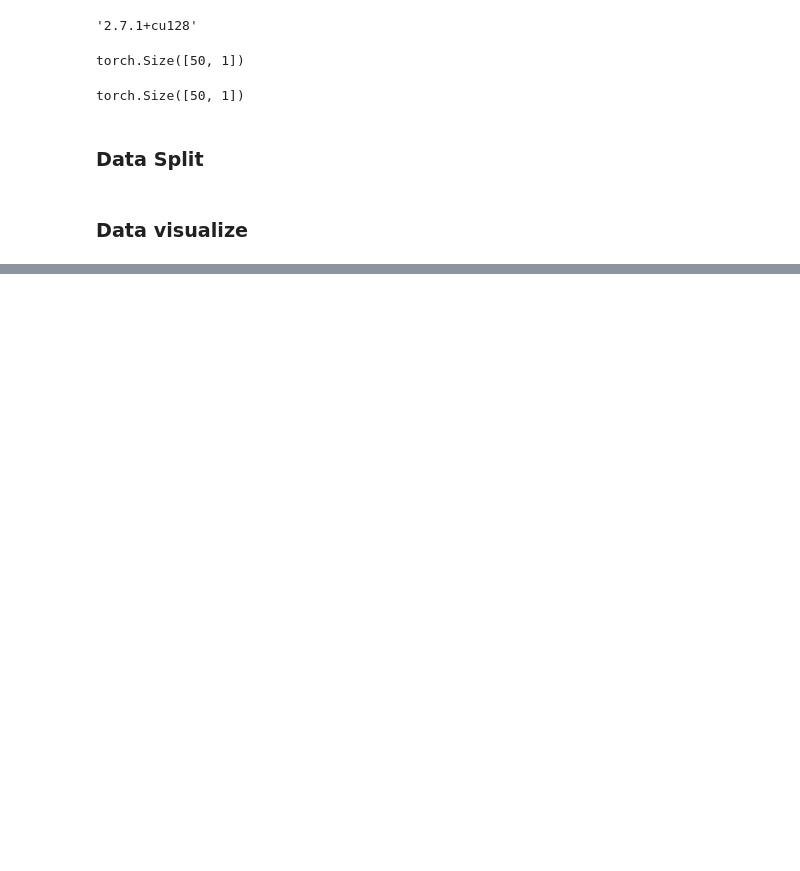
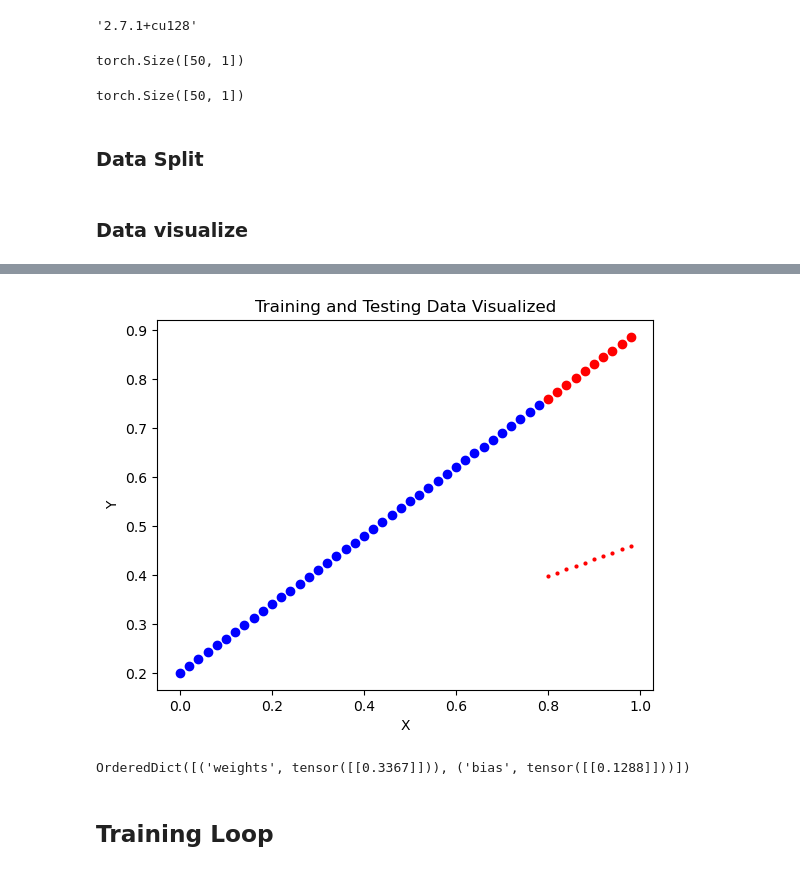
Before and after one commit to Tashhfia/Pytorch-Playground, a Jupyter notebook: Workflow Basics/LinearRegression.ipynb, the cells around one changed output, grey strips where cells are left out. Drawn from its saved outputs; the diff is of its cells as text; code cells hidden in the pictures; blank space fills up the shorter version.

```diff
--- a/Workflow Basics/LinearRegression.ipynb
+++ b/Workflow Basics/LinearRegression.ipynb
@@ -45,0 +52,13 @@ visualze_data(X_train, Y_train, X_test, Y_test)
+# %%
+class LinearRegression(nn.Module):
+    def __init__(self):
+
+        super().__init__() # inintialize the parent class nn.Module
+
+        # tells PyTorch that these are trainable parameters of the model,
+        # req_grad is set to true by default
+        self.weights = nn.Parameter(torch.randn(1, 1, dtype=torch.float32))
+        self.bias = nn.Parameter(torch.randn(1, 1, dtype=torch.float32))
+
+    def forward(self, X):
+        return self.weights * X + self.bias
@@ -45,0 +80,4 @@ visualze_data(X_train, Y_train, X_test, Y_test)
+# %%
+# make predictions
+with torch.inference_mode():  # turns off gradient tracking
+    y_preds = model(X_test)
@@ -45,0 +97,10 @@ visualze_data(X_train, Y_train, X_test, Y_test)
+# %%
+visualze_data(Pred=y_preds)
+# %% [output]
+[figure, added]
+# %%
+model.state_dict()
+# %% [output]
+OrderedDict([('weights', tensor([[0.3367]])), ('bias', tensor([[0.1288]]))])
+# %% [markdown]
+## Training Loop
```
Also changed, not shown: parts of 14 cells of this notebook.
